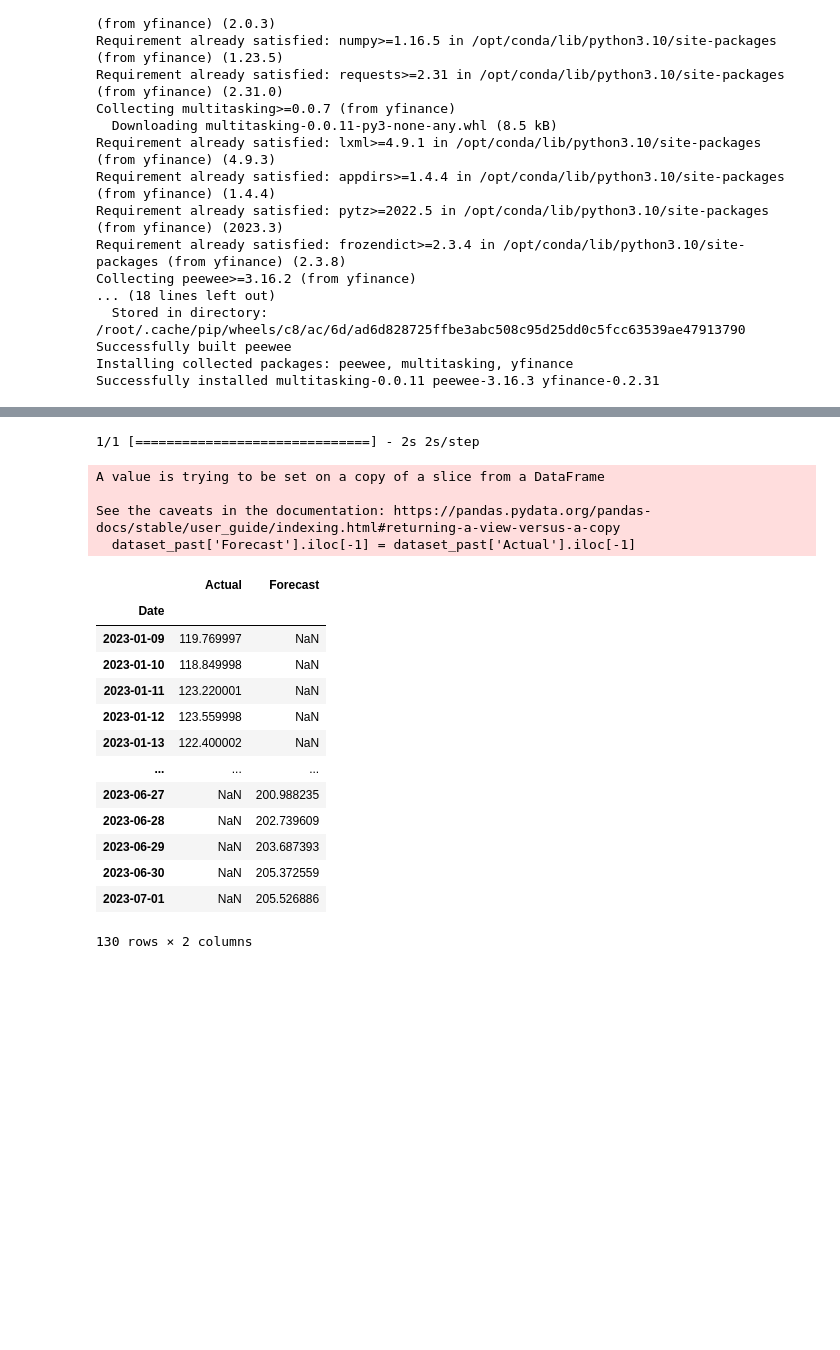
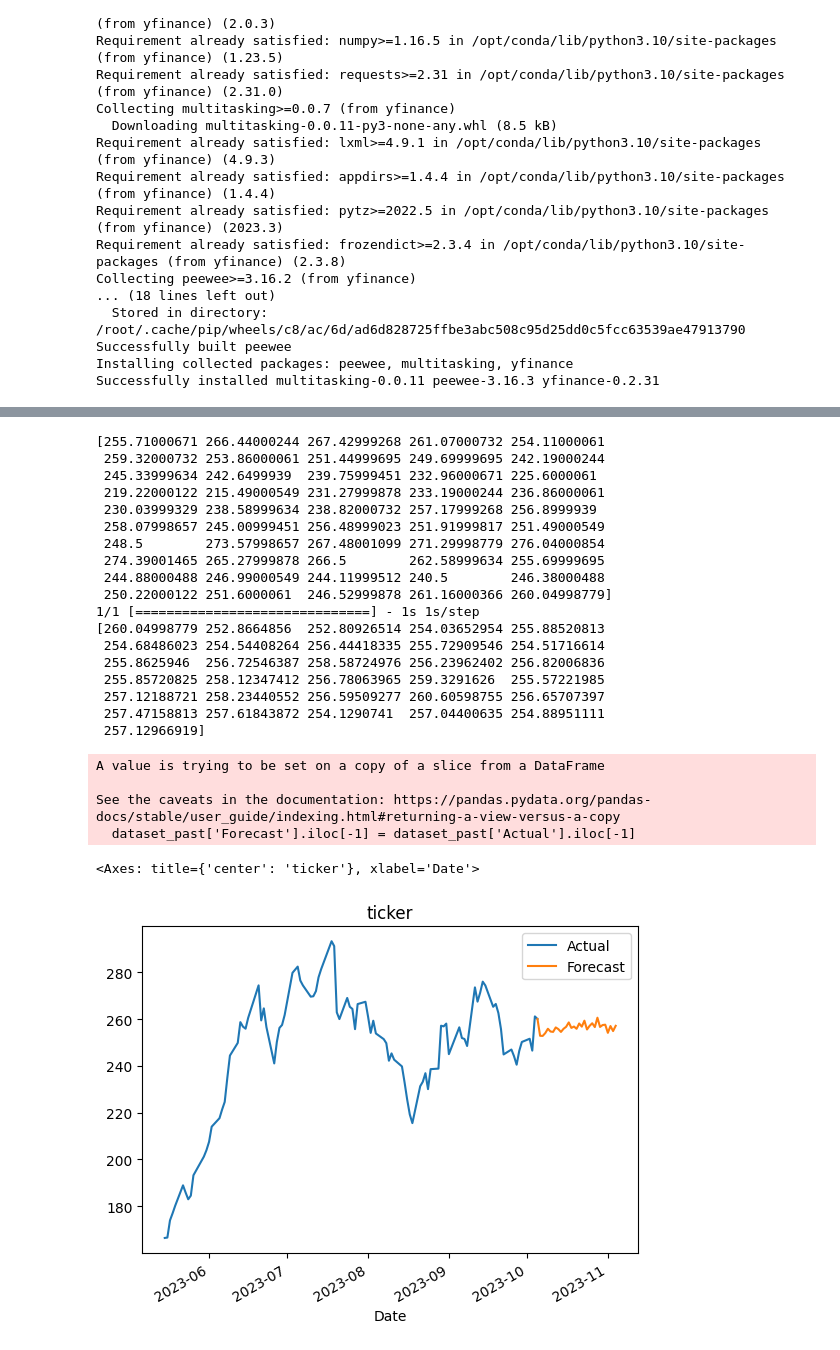
Before and after one commit to nishantpatel54/MonkeyMaker, a Jupyter notebook: Models/30day-stock-forecast-lstm.ipynb, the cells around one changed output, grey strips where cells are left out. Saved outputs shown, nothing was run; the diff lists cells and outputs as text; code cells hidden in the pictures; blank space fills up the shorter version.

Commit message:
Kaggle Notebook | 30day stock forecast LSTM | Version 13

```diff
--- a/Models/30day-stock-forecast-lstm.ipynb
+++ b/Models/30day-stock-forecast-lstm.ipynb
@@ -32,14 +32,14 @@ import matplotlib.pyplot as plt
 import datetime
 from sklearn.model_selection import train_test_split
 ticker = 'TSLA'
-lookback = 60
+lookback = 50
 forecast = 30
-dataset = yf.download(ticker, end='2023-06-02')
-dataset_val = yf.download(ticker, start='2023-06-03')
+dataset = yf.download(ticker, period='5y')
+# dataset_val = yf.download(ticker, start='2023-06-03')
 train_set = dataset[['Close']].fillna(method='ffill')
 train_set = train_set.values.reshape(-1,1)
-val_set = dataset_val[['Close']].fillna(method='ffill').head(lookback+forecast)
-val_set = val_set.values.reshape(-1,1)
-val_set.shape, train_set.shape
+# val_set = dataset_val[['Close']].fillna(method='ffill').head(lookback+forecast)
+# val_set = val_set.values.reshape(-1,1)
+# val_set.shape, train_set.shape
 # %% [output]
 [*********************100%%**********************]  1 of 1 completed
@@ -98,17 +87,14 @@ y_val = np.array(y_val)
 
 model = Sequential()
 model.add(LSTM(units=50, return_sequences=True, input_shape=(lookback, 1)))
-model.add(Dropout(rate=0.2))
+model.add(Dropout(0.2))
 model.add(LSTM(units=50,return_sequences=True))
-model.add(Dropout(rate=0.2))
+model.add(Dropout(0.2))
 model.add(LSTM(units=50,return_sequences=True))
-model.add(Dropout(rate=0.2))
-model.add(LSTM(units=50,return_sequences=True))
-model.add(Dropout(rate=0.2))
-model.add(LSTM(units=50))
-model.add(Dropout(rate=0.2))
+model.add(Dropout(0.2))
+model.add(LSTM(units=50,return_sequences=False))
+model.add(Dropout(0.2))
 model.add(Dense(forecast))
-
 model.summary()
 # %% [output]
 Model: "sequential"
@@ -154,43 +140,49 @@ Epoch 100/100
 <keras.callbacks.History at 0x...>
 # %%
 X_ = train_set_scaled[-lookback:]
+print(sc.inverse_transform(X_).flatten())
 X_ = X_.reshape(1, lookback, 1)
 
 y_ = model.predict(X_).reshape(-1,1)
 y_ = sc.inverse_transform(y_)
 
 dataset_past = dataset[['Close']].reset_index()
 dataset_past.rename(columns={'index':'Date','Close':'Actual'},inplace=True)
 dataset_past['Date'] = pd.to_datetime(dataset_past['Date'])
 dataset_past['Forecast'] = np.nan
 dataset_past['Forecast'].iloc[-1] = dataset_past['Actual'].iloc[-1]
 
 dataset_future = pd.DataFrame(columns=['Date','Actual','Forecast'])
 dataset_future['Date'] = pd.date_range(start=dataset_past['Date'].iloc[-1] + pd.Timedelta(days=1), periods = forecast)
 dataset_future['Actual'] = np.nan
 dataset_future['Forecast'] = y_.flatten()
-dataset_past, dataset_future
 
 actual_preds = pd.concat([dataset_past[-100:], dataset_future], ignore_index=True)
 actual_preds=actual_preds.set_index('Date')
-actual_preds
+print(actual_preds['Forecast'].dropna().values.flatten())
+actual_preds.plot(title='ticker')
 # %% [output]
-1/1 [==============================] - 2s 2s/step
+[255.71000671 266.44000244 267.42999268 261.07000732 254.11000061
+ 259.32000732 253.86000061 251.44999695 249.69999695 242.19000244
+ 245.33999634 242.6499939  239.75999451 232.96000671 225.6000061
+ 219.22000122 215.49000549 231.27999878 233.19000244 236.86000061
+ 230.03999329 238.58999634 238.82000732 257.17999268 256.8999939
+ 258.07998657 245.00999451 256.48999023 251.91999817 251.49000549
+ 248.5        273.57998657 267.48001099 271.29998779 276.04000854
+ 274.39001465 265.27999878 266.5        262.58999634 255.69999695
+ 244.88000488 246.99000549 244.11999512 240.5        246.38000488
+ 250.22000122 251.6000061  246.52999878 261.16000366 260.04998779]
+1/1 [==============================] - 1s 1s/step
+[260.04998779 252.8664856  252.80926514 254.03652954 255.88520813
+ 254.68486023 254.54408264 256.44418335 255.72909546 254.51716614
+ 255.8625946  256.72546387 258.58724976 256.23962402 256.82006836
+ 255.85720825 258.12347412 256.78063965 259.3291626  255.57221985
+ 257.12188721 258.23440552 256.59509277 260.60598755 256.65707397
+ 257.47158813 257.61843872 254.1290741  257.04400635 254.88951111
+ 257.12966919]
 A value is trying to be set on a copy of a slice from a DataFrame
 
 See the caveats in the documentation: https://pandas.pydata.org/pandas-docs/stable/user_guide/indexing.html#returning-a-view-versus-a-copy
   dataset_past['Forecast'].iloc[-1] = dataset_past['Actual'].iloc[-1]
-|  | Actual | Forecast |
-| Date |  |  |
-| 2023-01-09 | 119.769997 | NaN |
-| 2023-01-10 | 118.849998 | NaN |
-| 2023-01-11 | 123.220001 | NaN |
-| 2023-01-12 | 123.559998 | NaN |
-| 2023-01-13 | 122.400002 | NaN |
-| ... | ... | ... |
-| 2023-06-27 | NaN | 200.988235 |
-| 2023-06-28 | NaN | 202.739609 |
-| 2023-06-29 | NaN | 203.687393 |
-| 2023-06-30 | NaN | 205.372559 |
-| 2023-07-01 | NaN | 205.526886 |
-130 rows × 2 columns
+<Axes: title={'center': 'ticker'}, xlabel='Date'>
+[figure, added]
```
Also changed, not shown: parts of 8 cells of this notebook.
